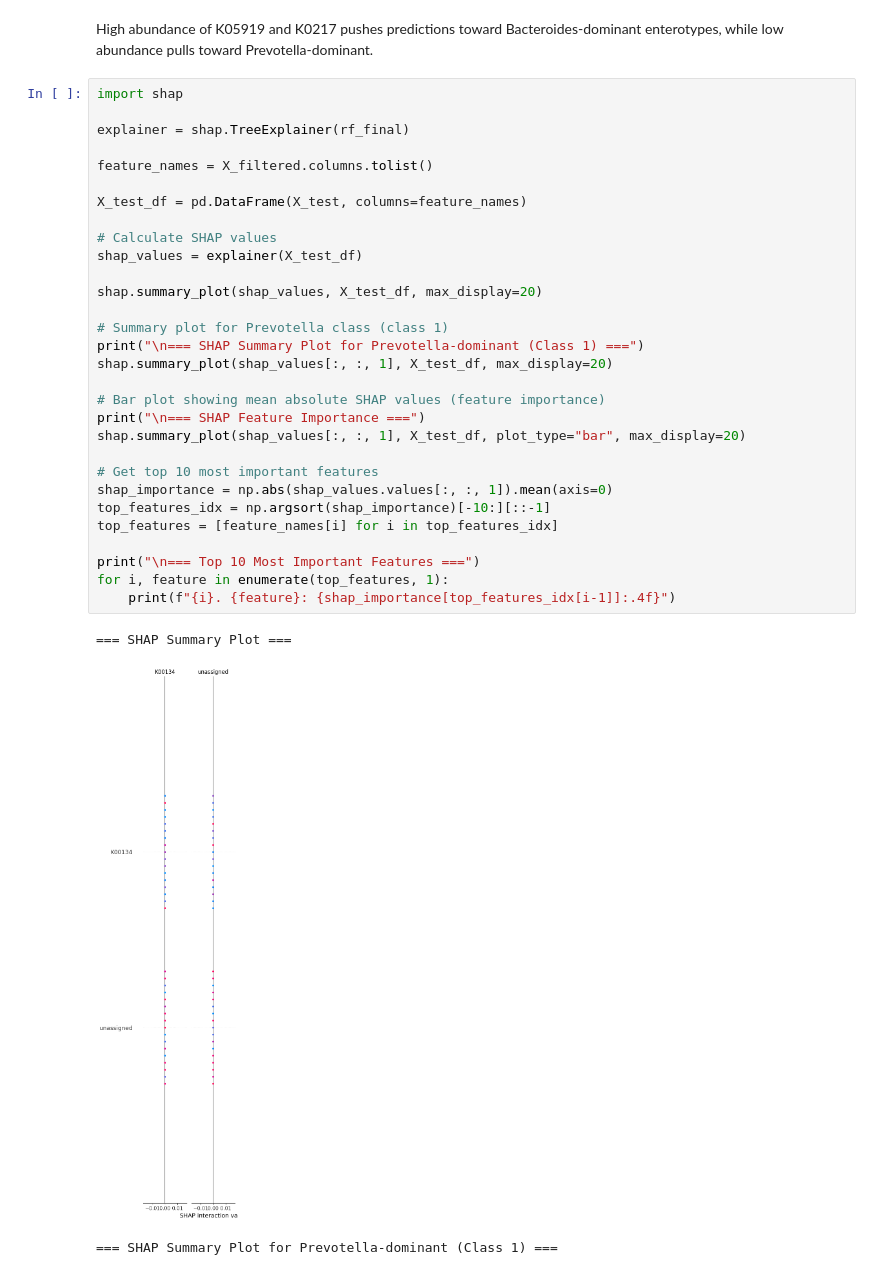
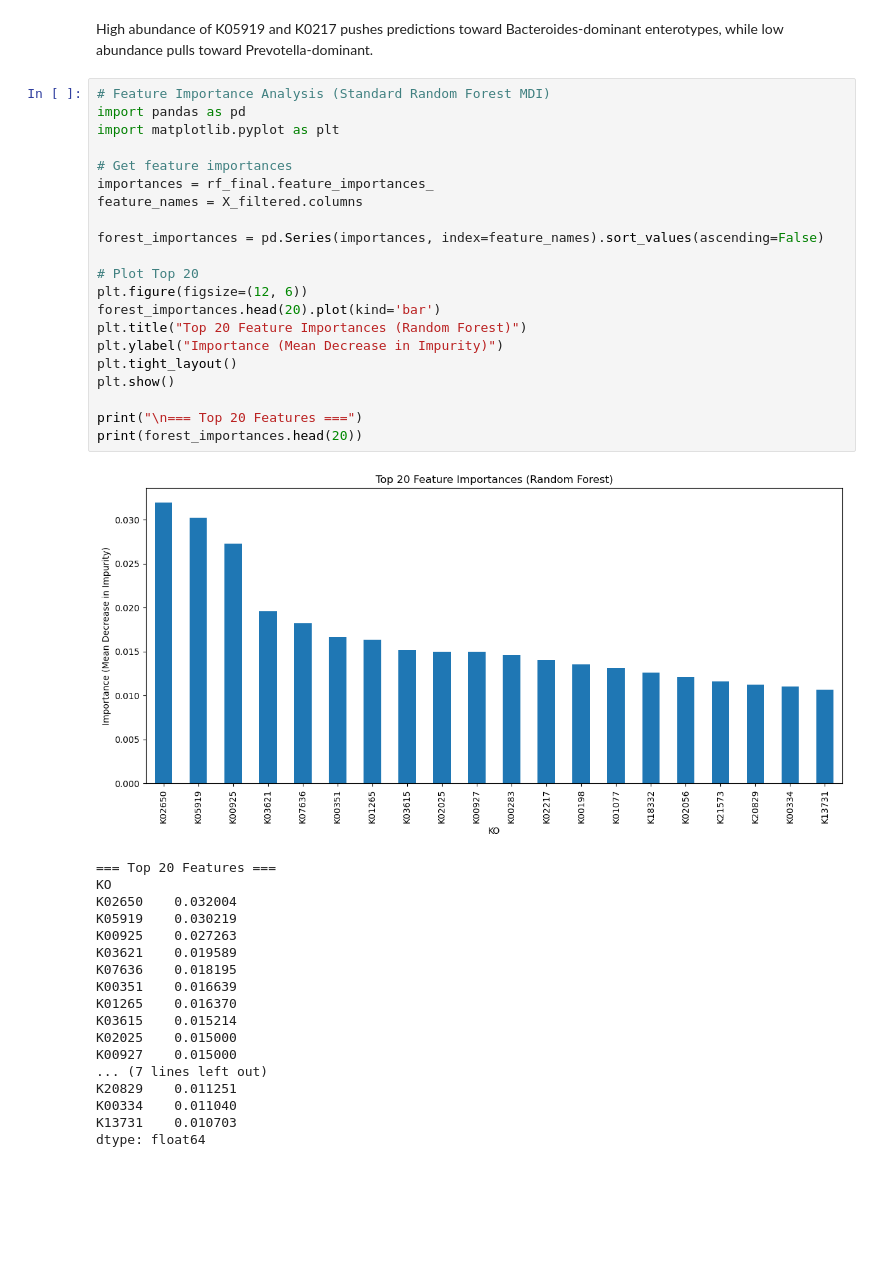
Before and after one commit to Hamza-Elghonemy/Disease_Biomarker_Discovery, a Jupyter notebook: notebooks/eda_paper1.ipynb, the cells around one changed output. Drawn from its saved outputs; the diff is of its cells as text; blank space fills up the shorter version.

```diff
--- a/notebooks/eda_paper1.ipynb
+++ b/notebooks/eda_paper1.ipynb
@@ -500,36 +542,42 @@ shap.summary_plot(shap_values[:, :, 1], X_scaled_df)
 # %% [markdown]
 High abundance of K05919 and K0217 pushes predictions toward Bacteroides‑dominant enterotypes, while low abundance pulls toward Prevotella‑dominant.
 # %%
-import shap
+# Feature Importance Analysis (Standard Random Forest MDI)
+import pandas as pd
+import matplotlib.pyplot as plt
 
-explainer = shap.TreeExplainer(rf_final)
+# Get feature importances
+importances = rf_final.feature_importances_
+feature_names = X_filtered.columns
 
-feature_names = X_filtered.columns.tolist()
+forest_importances = pd.Series(importances, index=feature_names).sort_values(ascending=False)
 
-X_test_df = pd.DataFrame(X_test, columns=feature_names)
+# Plot Top 20
+plt.figure(figsize=(12, 6))
+forest_importances.head(20).plot(kind='bar')
+plt.title("Top 20 Feature Importances (Random Forest)")
+plt.ylabel("Importance (Mean Decrease in Impurity)")
+plt.tight_layout()
+plt.show()
 
-# Calculate SHAP values
-shap_values = explainer(X_test_df)
-
-shap.summary_plot(shap_values, X_test_df, max_display=20)
-
-# Summary plot for Prevotella class (class 1)
-print("\n=== SHAP Summary Plot for Prevotella-dominant (Class 1) ===")
-shap.summary_plot(shap_values[:, :, 1], X_test_df, max_display=20)
-
-# Bar plot showing mean absolute SHAP values (feature importance)
-print("\n=== SHAP Feature Importance ===")
-shap.summary_plot(shap_values[:, :, 1], X_test_df, plot_type="bar", max_display=20)
-
-# Get top 10 most important features
-shap_importance = np.abs(shap_values.values[:, :, 1]).mean(axis=0)
-top_features_idx = np.argsort(shap_importance)[-10:][::-1]
-top_features = [feature_names[i] for i in top_features_idx]
-
-print("\n=== Top 10 Most Important Features ===")
-for i, feature in enumerate(top_features, 1):
-    print(f"{i}. {feature}: {shap_importance[top_features_idx[i-1]]:.4f}")
+print("\n=== Top 20 Features ===")
+print(forest_importances.head(20))
 # %% [output]
+[figure, new version]
-=== SHAP Summary Plot ===
+=== Top 20 Features ===
+KO
+K02650    0.032004
+K05919    0.030219
+K00925    0.027263
+K03621    0.019589
+K07636    0.018195
+K00351    0.016639
+K01265    0.016370
+K03615    0.015214
+K02025    0.015000
+K00927    0.015000
+... (7 lines left out)
+K20829    0.011251
+K00334    0.011040
+K13731    0.010703
+dtype: float64
-[figure, old version]
-=== SHAP Summary Plot for Prevotella-dominant (Class 1) ===
```
Also changed, not shown: parts of 7 cells of this notebook, 21 other files.
